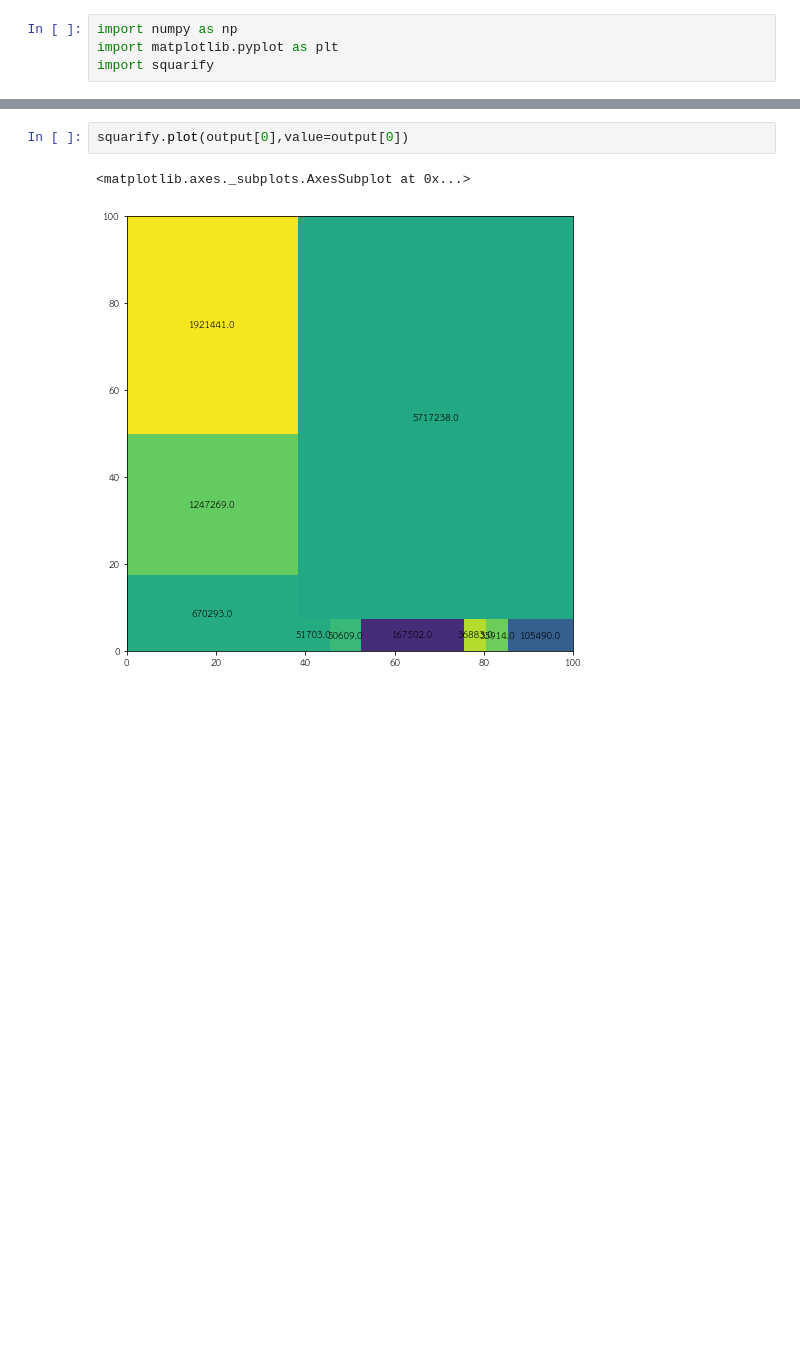
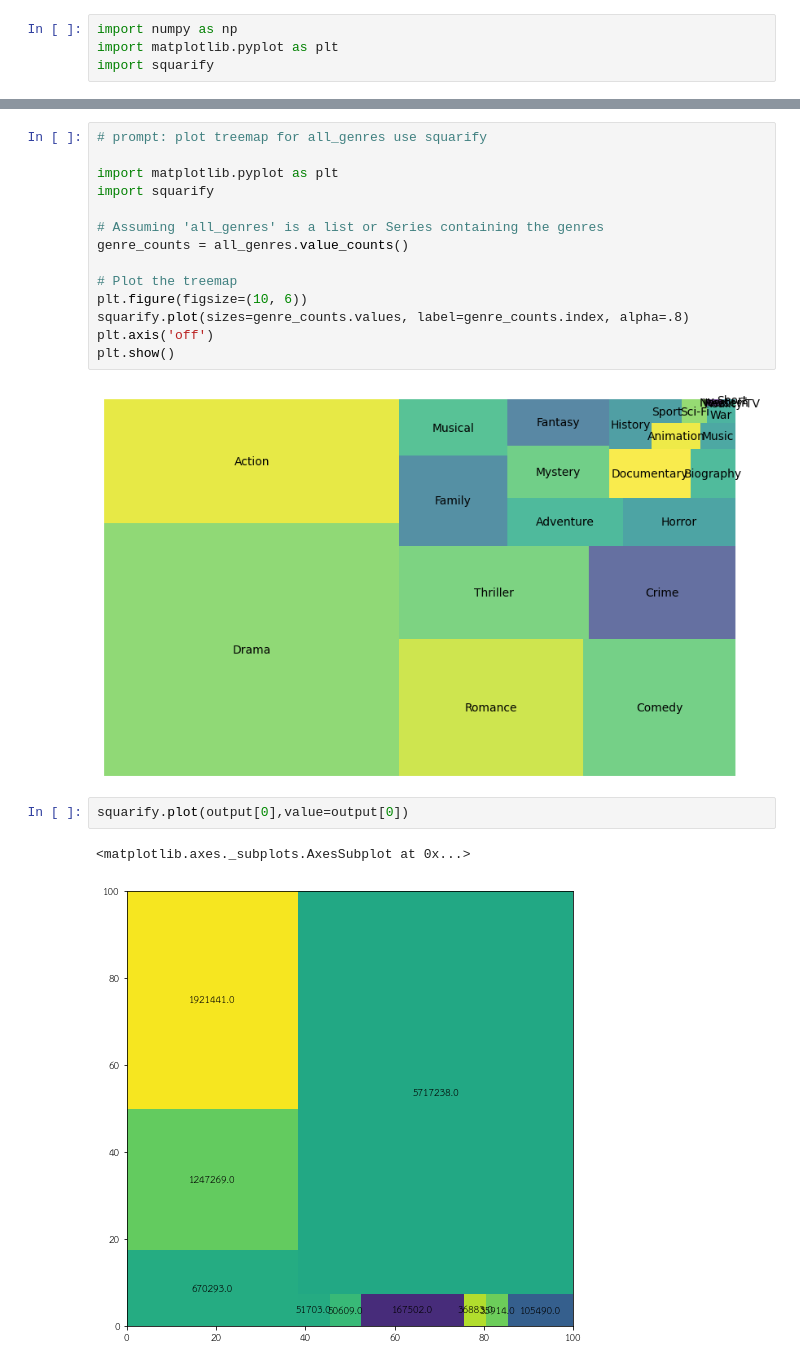
Before and after one commit to Natthaphatz007/Python_dataviz2024, a Jupyter notebook: Visualize_Data_Comparison.ipynb, the cells around one changed output, grey strips where cells are left out. Drawn from its saved outputs; the diff is of its cells as text; blank space fills up the shorter version.

```diff
--- a/Visualize_Data_Comparison.ipynb
+++ b/Visualize_Data_Comparison.ipynb
@@ -1347,3 +1327,19 @@ squarify.plot(output[0])
+# %%
+# prompt: plot treemap for all_genres use squarify
+
+import matplotlib.pyplot as plt
+import squarify
+
+# Assuming 'all_genres' is a list or Series containing the genres
+genre_counts = all_genres.value_counts()
+
+# Plot the treemap
+plt.figure(figsize=(10, 6))
+squarify.plot(sizes=genre_counts.values, label=genre_counts.index, alpha=.8)
+plt.axis('off')
+plt.show()
+# %% [output]
+[figure, added]
 # %%
 squarify.plot(output[0],value=output[0])
 # %% [output]
```
Also changed, not shown: parts of 5 cells of this notebook.
